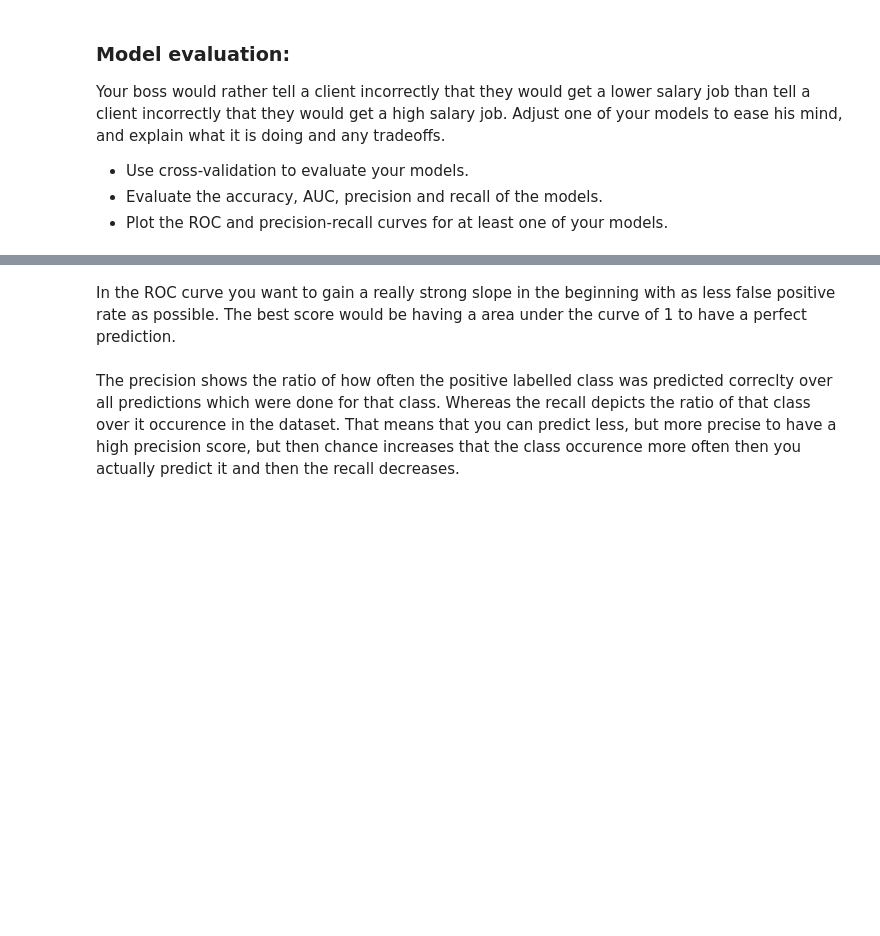
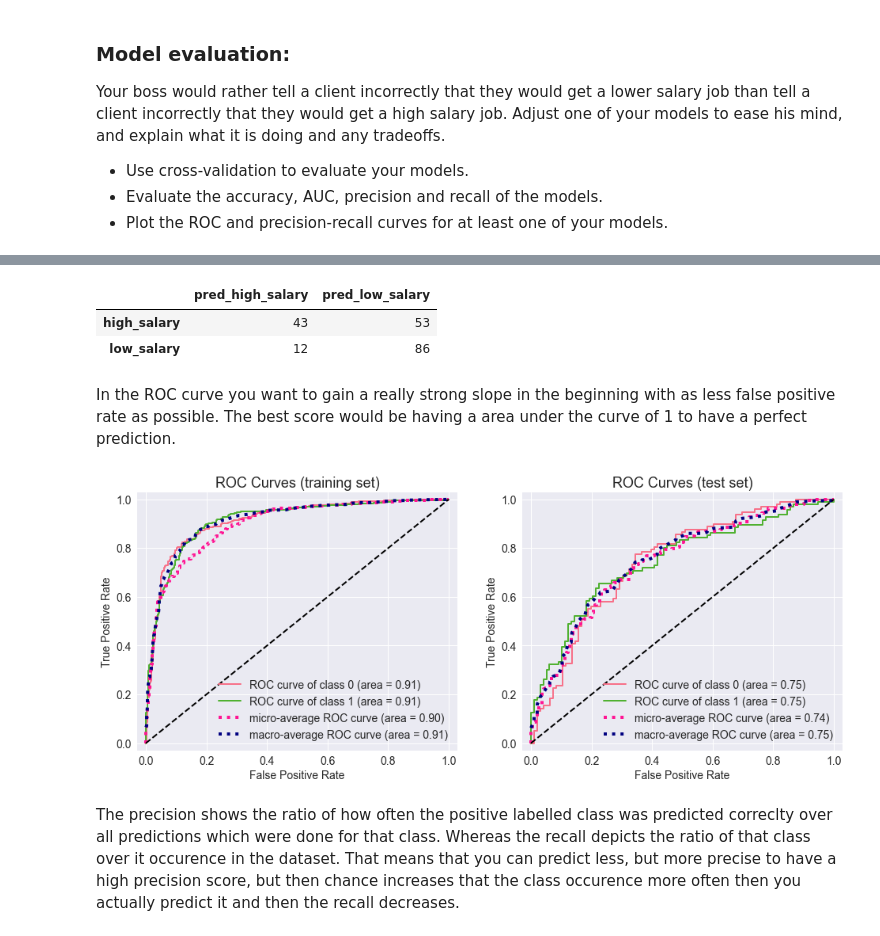
Before and after one commit to androi7/ds-mini-projects, a Jupyter notebook: WebScraping/Salary.ipynb, the cells around one changed output, grey strips where cells are left out. Drawn from its saved outputs; the diff is of its cells as text; code cells hidden in the pictures; blank space fills up the shorter version.

```diff
--- a/WebScraping/Salary.ipynb
+++ b/WebScraping/Salary.ipynb
@@ -1781,2 +1930,8 @@ from sklearn.metrics import roc_auc_score, average_precision_score, plot_roc_cur
+# %%
+docm(y_test, Y_prediction['predict_with_thres'], ['high_salary', 'low_salary'])
+# %% [output]
+|  | pred_high_salary | pred_low_salary |
+| high_salary | 43 | 53 |
+| low_salary | 12 | 86 |
 # %% [markdown]
 In the ROC curve you want to gain a really strong slope in the beginning with as less false positive rate as possible. The best score would be having a area under the curve of 1 to have a perfect prediction.
@@ -1788,3 +1942,24 @@ plt.show()
+# %%
+plt.style.use('seaborn')
+cmap = ListedColormap(sns.color_palette("husl", 3))
+probs_train = clf.predict_proba(X_train)
+probs_test = clf.predict_proba(X_test)
+
+fig, ax = plt.subplots(1, 2, figsize=(16,6))
+skplt.metrics.plot_roc(y_train, probs_train, plot_micro=True, plot_macro=True,
+                       title_fontsize=20, text_fontsize=14, cmap=cmap, ax=ax[0])
+skplt.metrics.plot_roc(y_test, probs_test, plot_micro=True, plot_macro=True,
+                       title_fontsize=20, text_fontsize=14, cmap=cmap, ax=ax[1])
+ax[0].set_title('ROC Curves (training set)', fontsize=18)
+ax[1].set_title('ROC Curves (test set)', fontsize=18)
+
+for axis in ax:
+    axis.set_xlim([-0.03, 1.03])
+    axis.set_ylim([-0.03, 1.03])
+    axis.legend(fontsize=14)
+plt.show()
+# %% [output]
+[figure, added]
 # %% [markdown]
 The precision shows the ratio of how often the positive labelled class was predicted correclty over
 all predictions which were done for that class. Whereas the recall depicts the ratio of that class over it occurence
```
Also changed, not shown: parts of 75 cells of this notebook, 16 other files.
